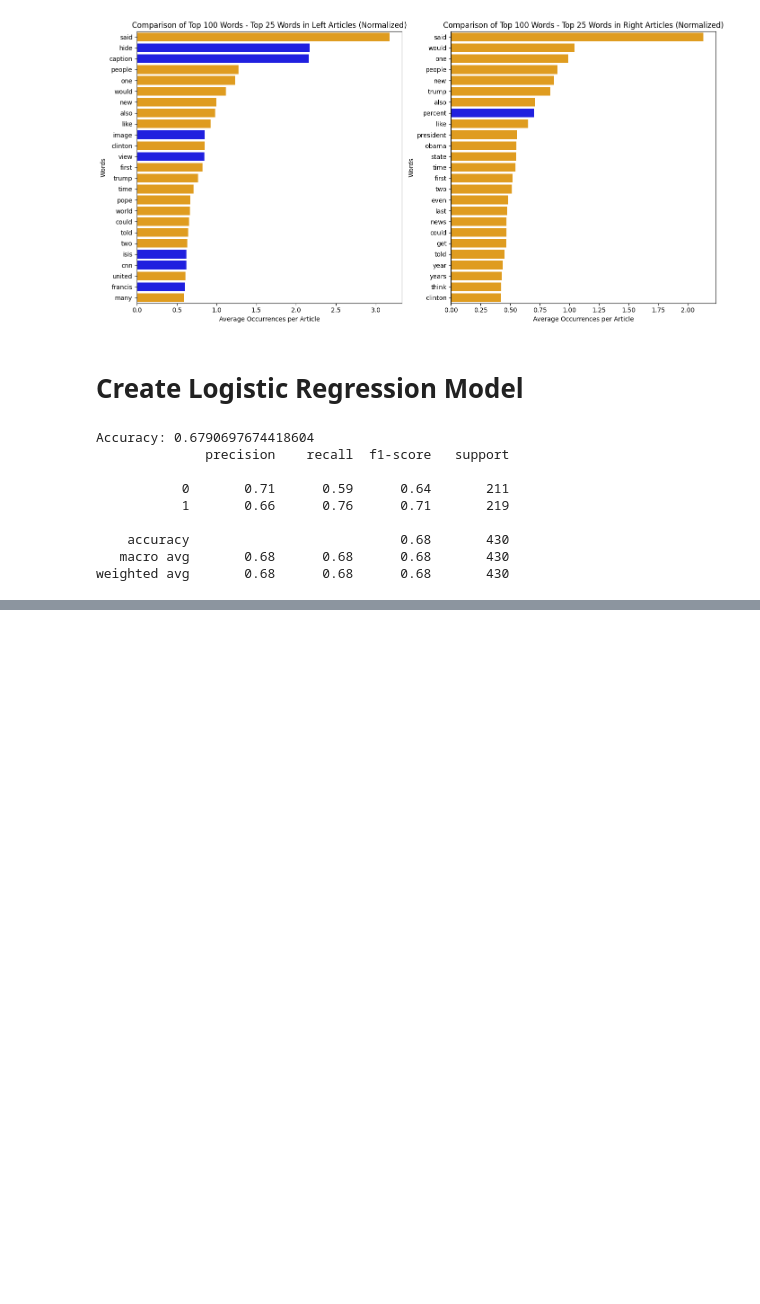
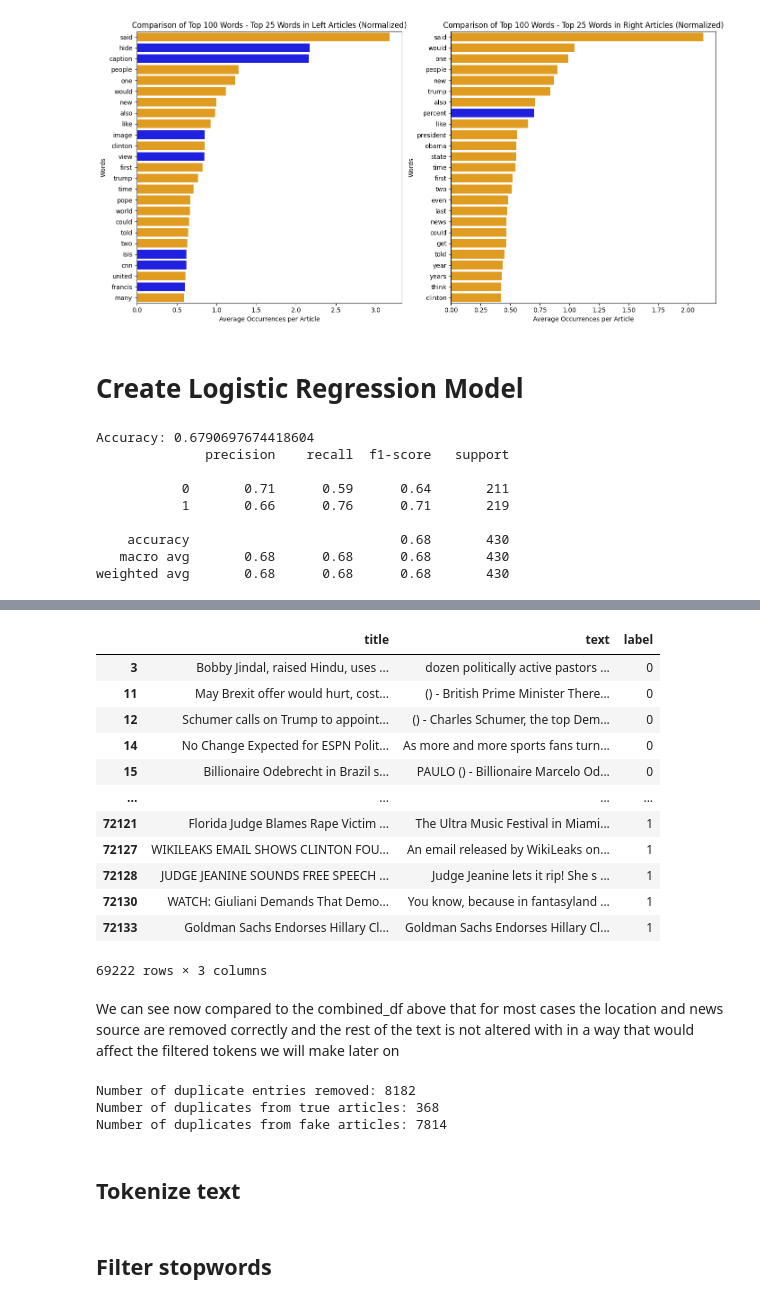
Before and after one commit to sjkim994/BigDataFinalProject, a Jupyter notebook: Left_Vs_Right.ipynb, the cells around one changed output, grey strips where cells are left out. Saved outputs shown, nothing was run; the diff lists cells and outputs as text; code cells hidden in the pictures; blank space fills up the shorter version.

```diff
--- a/Left_Vs_Right.ipynb
+++ b/Left_Vs_Right.ipynb
@@ -579,0 +701,40 @@ weighted avg       0.68      0.68      0.68       430
+# %%
+# apply preprocessing to true data only and then combine with fake data
+true_data_filtered.loc[:, 'text'] = true_data_filtered['text'].apply(preprocess_first_sentence)
+
+df = pd.concat([true_data_filtered, fake_data_filtered])
+
+df
+# %% [output]
+|  | title | text | label |
+| 3 | Bobby Jindal, raised Hindu, uses ... | dozen politically active pastors ... | 0 |
+| 11 | May Brexit offer would hurt, cost... | () - British Prime Minister There... | 0 |
+| 12 | Schumer calls on Trump to appoint... | () - Charles Schumer, the top Dem... | 0 |
+| 14 | No Change Expected for ESPN Polit... | As more and more sports fans turn... | 0 |
+| 15 | Billionaire Odebrecht in Brazil s... | PAULO () - Billionaire Marcelo Od... | 0 |
+| ... | ... | ... | ... |
+| 72121 | Florida Judge Blames Rape Victim ... | The Ultra Music Festival in Miami... | 1 |
+| 72127 | WIKILEAKS EMAIL SHOWS CLINTON FOU... | An email released by WikiLeaks on... | 1 |
+| 72128 | JUDGE JEANINE SOUNDS FREE SPEECH ... | Judge Jeanine lets it rip! She s ... | 1 |
+| 72130 | WATCH: Giuliani Demands That Demo... | You know, because in fantasyland ... | 1 |
+| 72133 | Goldman Sachs Endorses Hillary Cl... | Goldman Sachs Endorses Hillary Cl... | 1 |
+69222 rows × 3 columns
+# %% [markdown]
+We can see now compared to the combined_df above that for most cases the location and news source are removed correctly and the rest of the text is not altered with in a way that would affect the filtered tokens we will make later on
+# %%
+duplicates = df[df.duplicated(subset=['text'])]
+
+true_duplicates_count = duplicates[duplicates['label'] == 0].shape[0]
+fake_duplicates_count = duplicates[duplicates['label'] == 1].shape[0]
+
+df = df[~df.duplicated(subset=['text'])]
+
+print(f"Number of duplicate entries removed: {len(duplicates)}")
+print(f"Number of duplicates from true articles: {true_duplicates_count}")
+print(f"Number of duplicates from fake articles: {fake_duplicates_count}")
+# %% [output]
+Number of duplicate entries removed: 8182
+Number of duplicates from true articles: 368
+Number of duplicates from fake articles: 7814
+# %% [markdown]
+## Tokenize text
@@ -579,0 +744,2 @@ weighted avg       0.68      0.68      0.68       430
+# %% [markdown]
+## Filter stopwords
```
Also changed, not shown: parts of 41 cells of this notebook.
